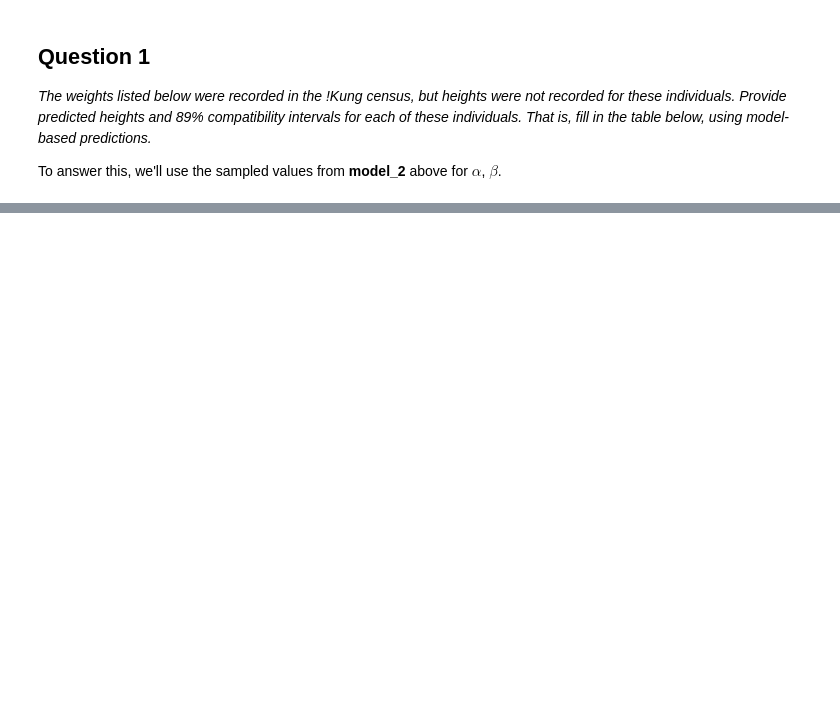
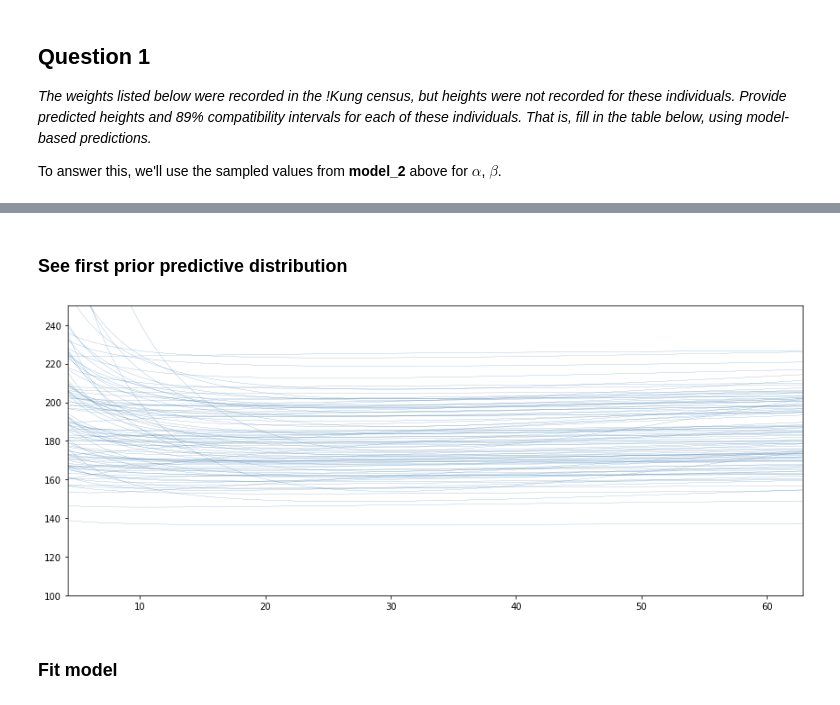
Before and after one commit to NoobQuant/statrethinking_winter2019, a Jupyter notebook: ville/homework/hw2.ipynb, the cells around one changed output, grey strips where cells are left out. Saved outputs shown, nothing was run; the diff lists cells and outputs as text; code cells hidden in the pictures; blank space fills up the shorter version.

```diff
--- a/ville/homework/hw2.ipynb
+++ b/ville/homework/hw2.ipynb
@@ -393,0 +426,36 @@ result[result.index.isin(["mean","5.5%","94.5%"])]
+# %% [markdown]
+### See first prior predictive distribution
+# %%
+# Define grid over which we evaluate (prior) predictive distribution
+min_p = d["weight_ln_s"].min()
+max_p = d["weight_ln_s"].max()
+x_grid = np.arange(min_p, max_p, 0.02)
+
+# Svae grid also in original units for ease of comparison:
+# first un-scale, then take exponent
+x_grid_orig = np.exp(scaler_loglvl.inverse_transform(x_grid))
+
+# Draw values for alpha and beta
+alpha = np.random.normal(loc=178, scale=20, size=N)
+beta1 = np.random.lognormal(mean=0, sigma=1, size=N)
+beta2 = np.random.lognormal(mean=0, sigma=1, size=N)
+
+# Calculate mu
+mu = np.empty((len(x_grid),N))
+for i,(a,b1,b2) in enumerate(zip(alpha, beta1, beta2)):
+    mu[:,i] = a + b1*x_grid + b2*np.power(x_grid,2)
+mu = pd.DataFrame(mu)
+
+# Save index in original units
+mu.index = x_grid_orig
+
+# Plot prior predictive distribution for mu
+fig = plt.figure(figsize=(12,5))
+ax = fig.add_subplot(111)
+_ = mu.plot(ax=ax, legend=False, color="steelblue", linewidth=0.2)
+_ = ax.set_ylim(100,250)
+plt.tight_layout()
+# %% [output]
+[figure, added]
+# %% [markdown]
+### Fit model
```
Also changed, not shown: parts of 16 cells of this notebook, 1 other file.
